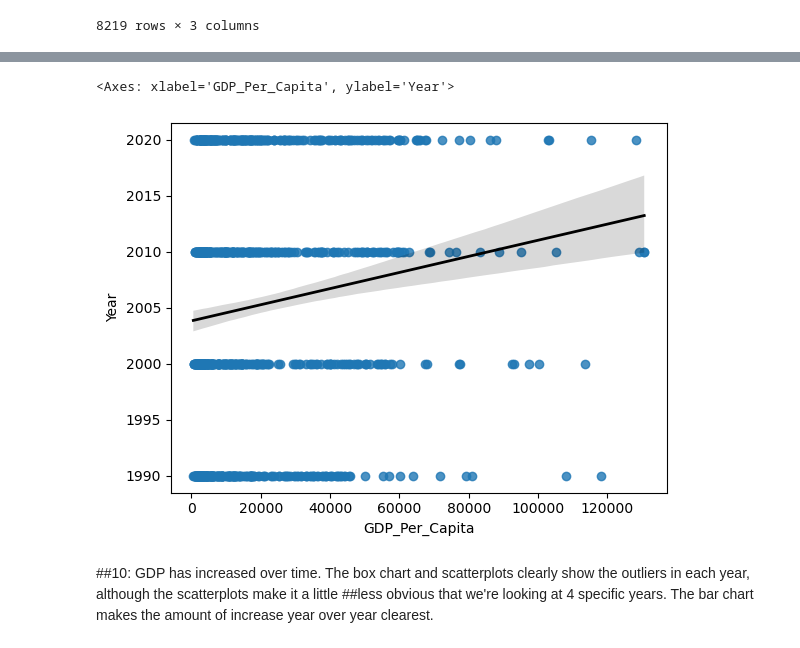
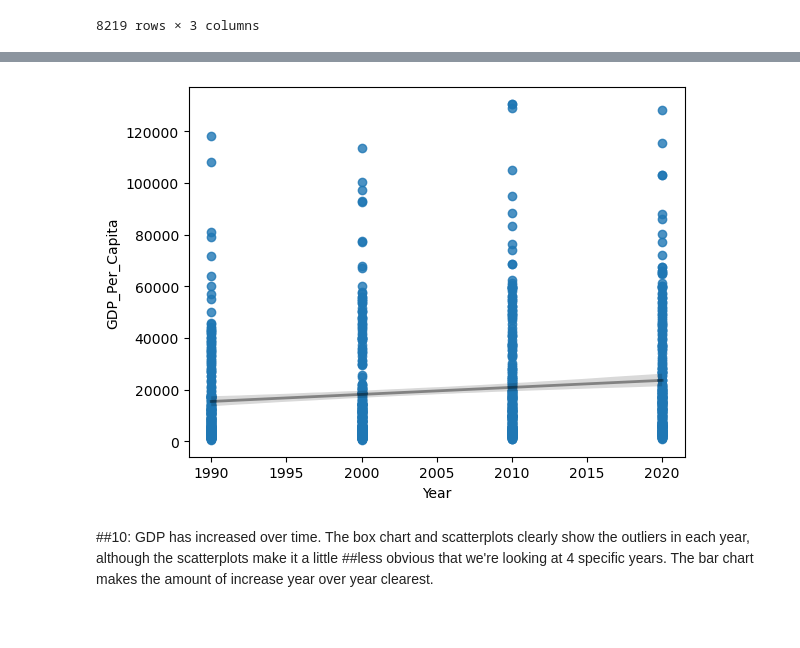
Before and after one commit to NSS-Full-Time-Data-Analytics-16/un-project-JLRoselle, a Jupyter notebook: notebooks/UN_Project.ipynb, the cells around one changed output, grey strips where cells are left out. Cells and saved outputs as stored; diff of their text form; code cells hidden in the pictures.

```diff
--- a/notebooks/UN_Project.ipynb
+++ b/notebooks/UN_Project.ipynb
@@ -260,12 +247,11 @@ sns.scatterplot(x=gdp_decades["GDP_Per_Capita"], y=gdp_decades["Year"])
 # %%
 
 sns.regplot(
-    x=gdp_decades["GDP_Per_Capita"],
-    y=gdp_decades["Year"],
-    line_kws={"color": "black", "linewidth":2})
+    x=gdp_decades["Year"],
+    y=gdp_decades["GDP_Per_Capita"],
+    line_kws={"color": "black", "linewidth":2, 'alpha' : .4});
 # %% [output]
-<Axes: xlabel='GDP_Per_Capita', ylabel='Year'>
-[figure, old version]
+[figure, new version]
 # %% [markdown]
 ##10: GDP has increased over time. The box chart and scatterplots clearly show the outliers in each year, although the scatterplots make it a little
 ##less obvious that we're looking at 4 specific years. The bar chart makes the amount of increase year over year clearest.
```
Also changed, not shown: parts of 28 cells of this notebook.
